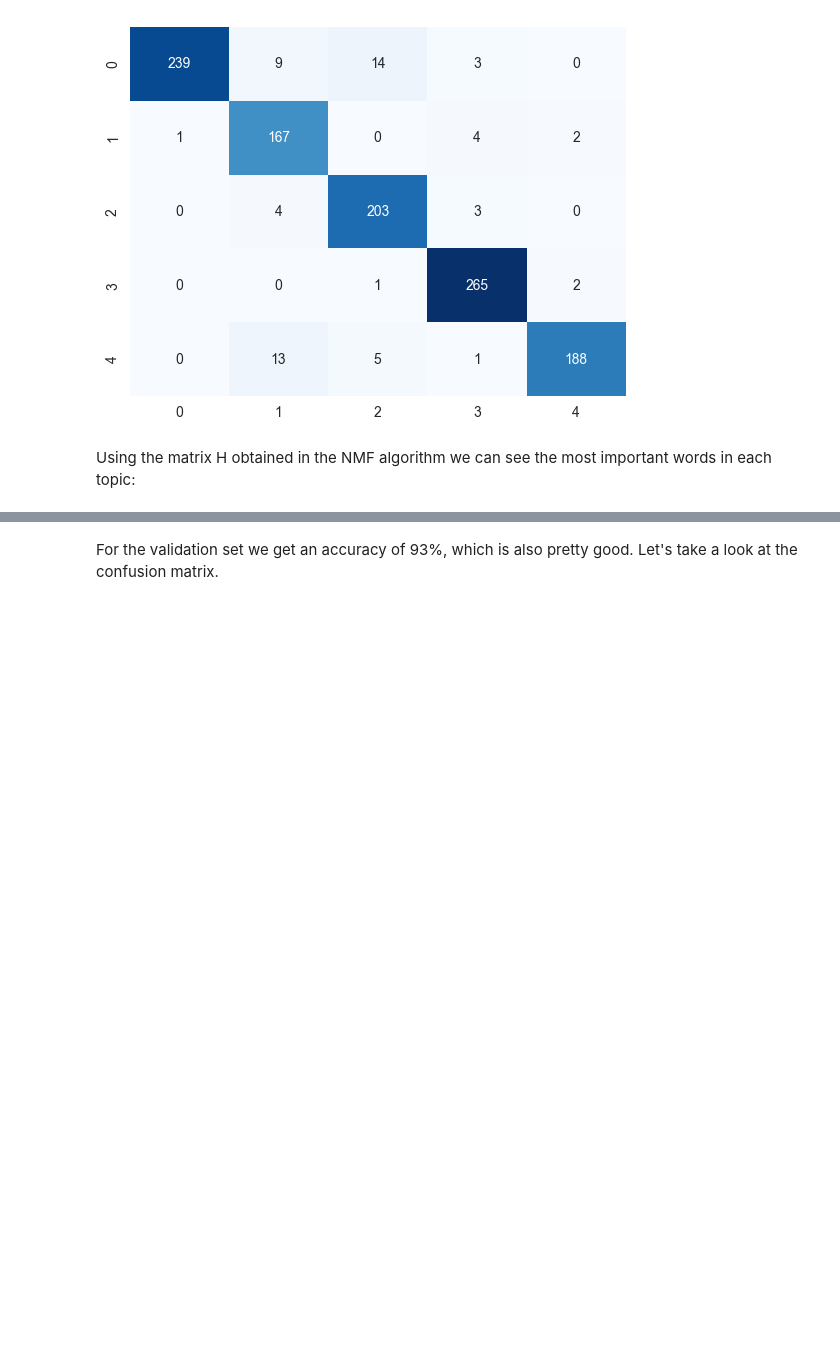
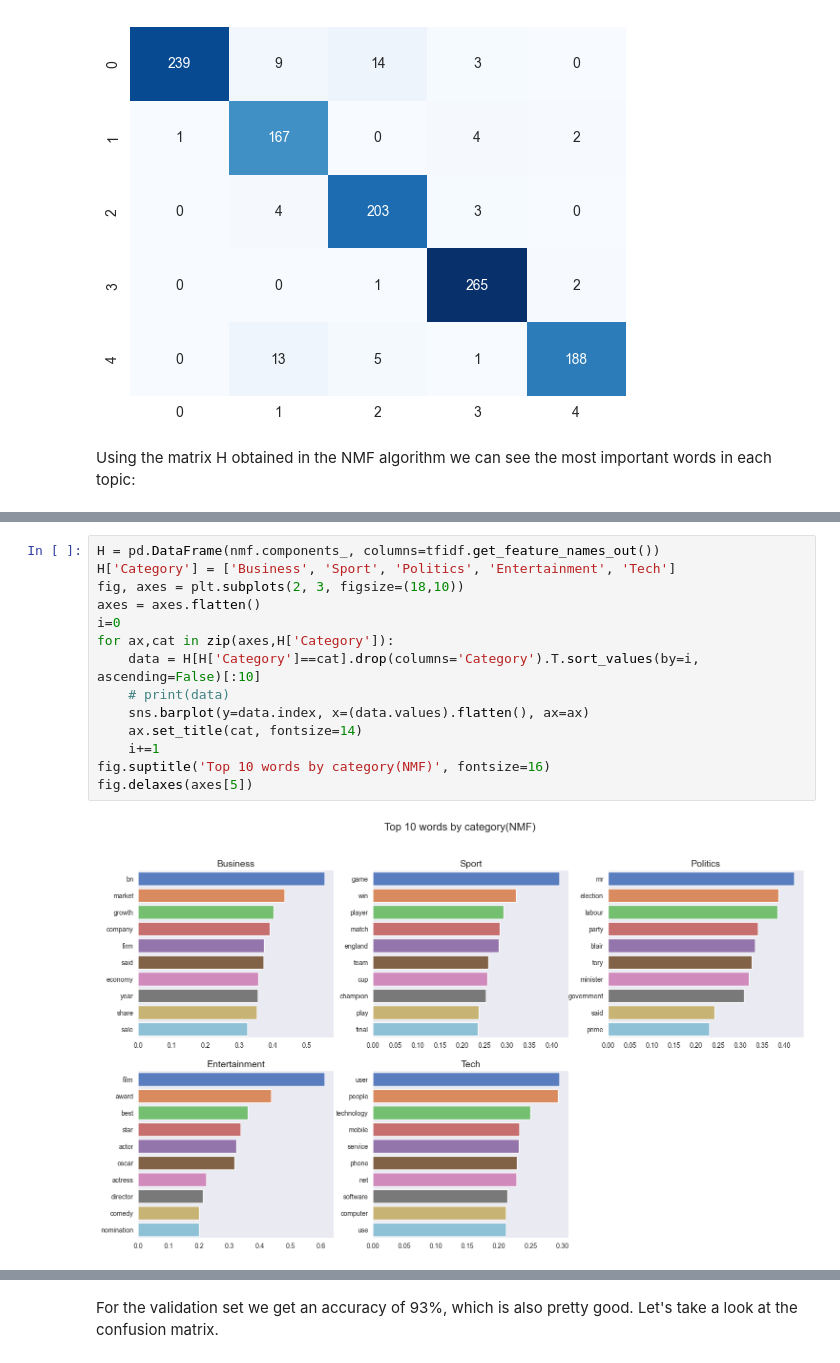
Before and after one commit to JuanDa14Sa/BBC-News-Classification, a Jupyter notebook: bbc_classification.ipynb, the cells around one changed output, grey strips where cells are left out. Saved outputs shown, nothing was run; the diff lists cells and outputs as text; blank space fills up the shorter version.

Commit message:
More charts

```diff
--- a/bbc_classification.ipynb
+++ b/bbc_classification.ipynb
@@ -452,0 +442,16 @@ H
+# %%
+H = pd.DataFrame(nmf.components_, columns=tfidf.get_feature_names_out())
+H['Category'] = ['Business', 'Sport', 'Politics', 'Entertainment', 'Tech']
+fig, axes = plt.subplots(2, 3, figsize=(18,10))
+axes = axes.flatten()
+i=0
+for ax,cat in zip(axes,H['Category']):
+    data = H[H['Category']==cat].drop(columns='Category').T.sort_values(by=i, ascending=False)[:10]
+    # print(data)
+    sns.barplot(y=data.index, x=(data.values).flatten(), ax=ax)
+    ax.set_title(cat, fontsize=14)
+    i+=1
+fig.suptitle('Top 10 words by category(NMF)', fontsize=16)
+fig.delaxes(axes[5])
+# %% [output]
+[figure, added]
```
Also changed, not shown: parts of 4 cells of this notebook.
